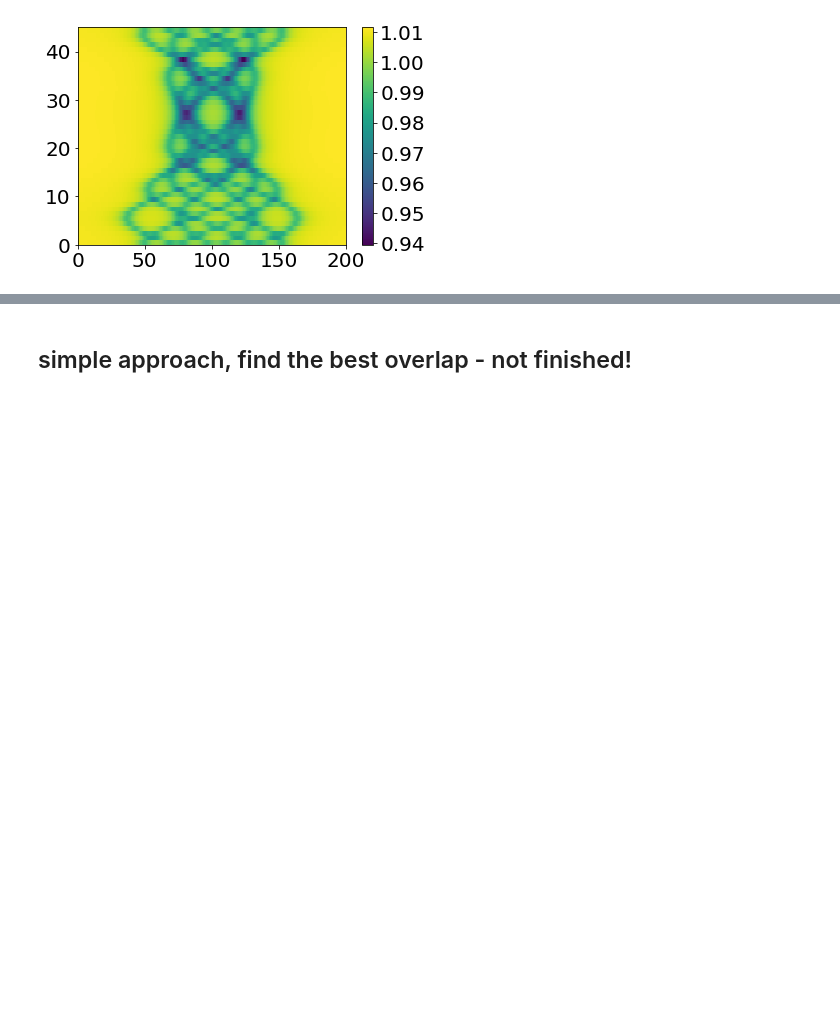
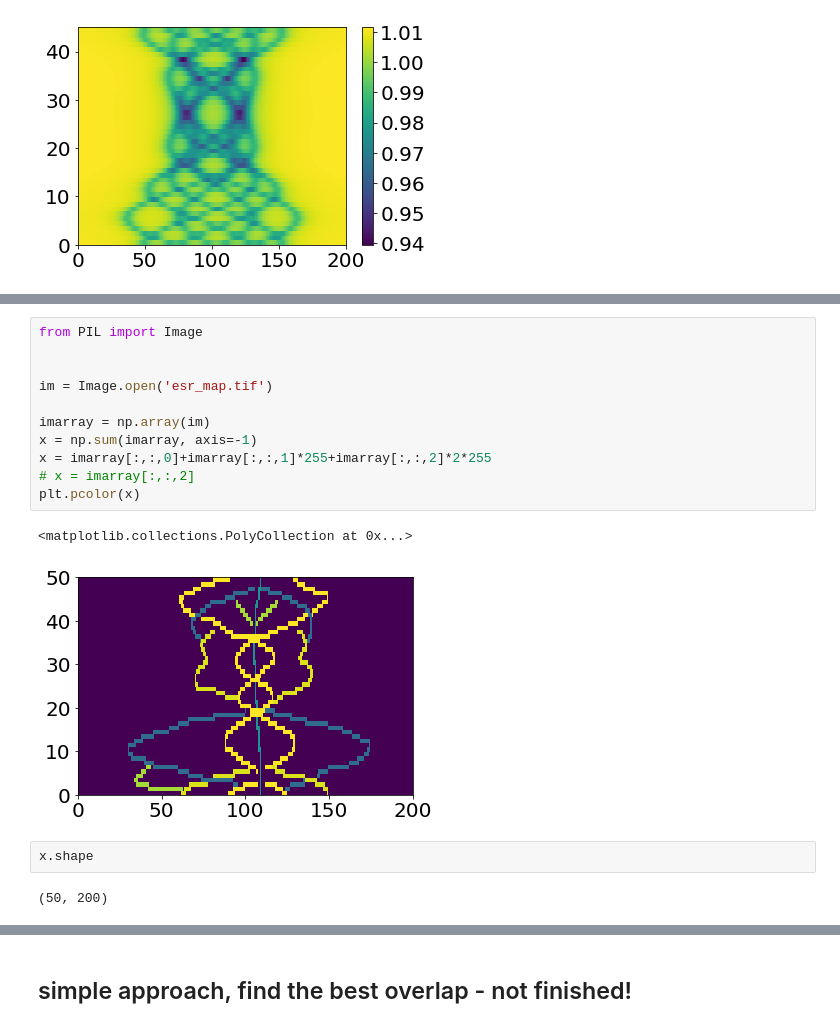
Before and after one commit to JanGieseler/pynvcenter, a Jupyter notebook: notebooks/experimental data - reconstruct magnet position from esr spectra.ipynb, the cells around one changed output, grey strips where cells are left out. Drawn from its saved outputs; the diff is of its cells as text; blank space fills up the shorter version.

```diff
--- a/notebooks/experimental data - reconstruct magnet position from esr spectra.ipynb
+++ b/notebooks/experimental data - reconstruct magnet position from esr spectra.ipynb
@@ -682,0 +706,18 @@ for Zo in [img, img_c]:
+# %%
+from PIL import Image
+
+
+im = Image.open('esr_map.tif')
+
+imarray = np.array(im)
+x = np.sum(imarray, axis=-1)
+x = imarray[:,:,0]+imarray[:,:,1]*255+imarray[:,:,2]*2*255
+# x = imarray[:,:,2]
+plt.pcolor(x)
+# %% [output]
+<matplotlib.collections.PolyCollection at 0x...>
+[figure, added]
+# %%
+x.shape
+# %% [output]
+(50, 200)
```
Also changed, not shown: parts of 9 cells of this notebook, 6 other files.
